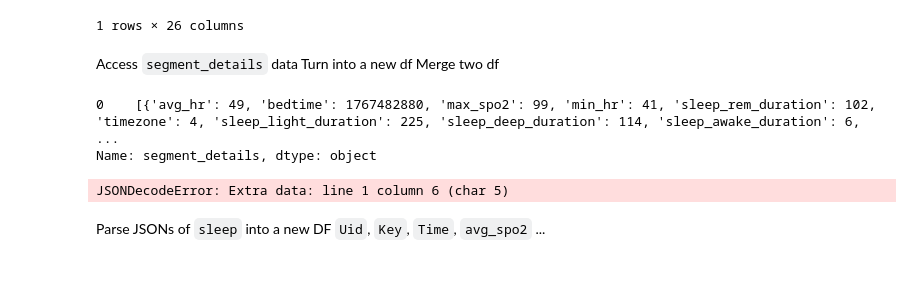
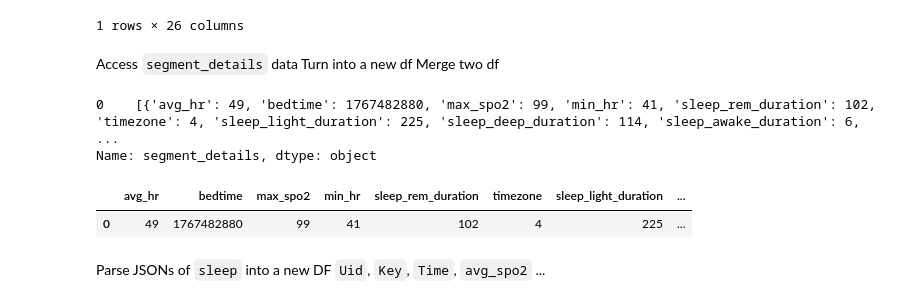
Before and after one commit to maciejleszek/bachelor-thesis, a Jupyter notebook: test.ipynb, the cells around one changed output. Cells and saved outputs as stored; diff of their text form; code cells hidden in the pictures; blank space fills up the shorter version.

Commit message:
Add: new merged df of one specific sleep value with segment_details df; sorting by index to new merged df

```diff
--- a/test.ipynb
+++ b/test.ipynb
@@ -37,18 +38,14 @@ Access `segment_details` data
 Turn into a new df
 Merge two df
 # %%
-sleep_data_1767484800_df['segment_details']
+print(sleep_data_1767484800_df['segment_details'])
+sleep_data_1767484800_segment_details_df = pd.json_normalize(sleep_data_1767484800_df.explode('segment_details')['segment_details'])
+sleep_data_1767484800_segment_details_df
 # %% [output]
 0    [{'avg_hr': 49, 'bedtime': 1767482880, 'max_spo2': 99, 'min_hr': 41, 'sleep_rem_duration': 102, 'timezone': 4, 'sleep_light_duration': 225, 'sleep_deep_duration': 114, 'sleep_awake_duration': 6,  ...
 Name: segment_details, dtype: object
+|  | avg_hr | bedtime | max_spo2 | min_hr | sleep_rem_duration | timezone | sleep_light_duration | ... |
+| 0 | 49 | 1767482880 | 99 | 41 | 102 | 4 | 225 | ... |
-# %%
-#
-sleep_data_1767484800_segment_details_json = json.loads(f'{sleep_data_1767484800_df['segment_details']}')
-sleep_data_1767484800_segment_details_json
-# sleep_data_1767484800_segment_details_df = pd.json_normalize(data=sleep_data_1767484800_segment_details_json, max_level=1)
-# sleep_data_1767484800_segment_details_df
-# %% [output]
-JSONDecodeError: Extra data: line 1 column 6 (char 5)
 # %%
 
 # TODO - add Uid, Key and Time for every row
```
Also changed, not shown: parts of 1 cell of this notebook.
